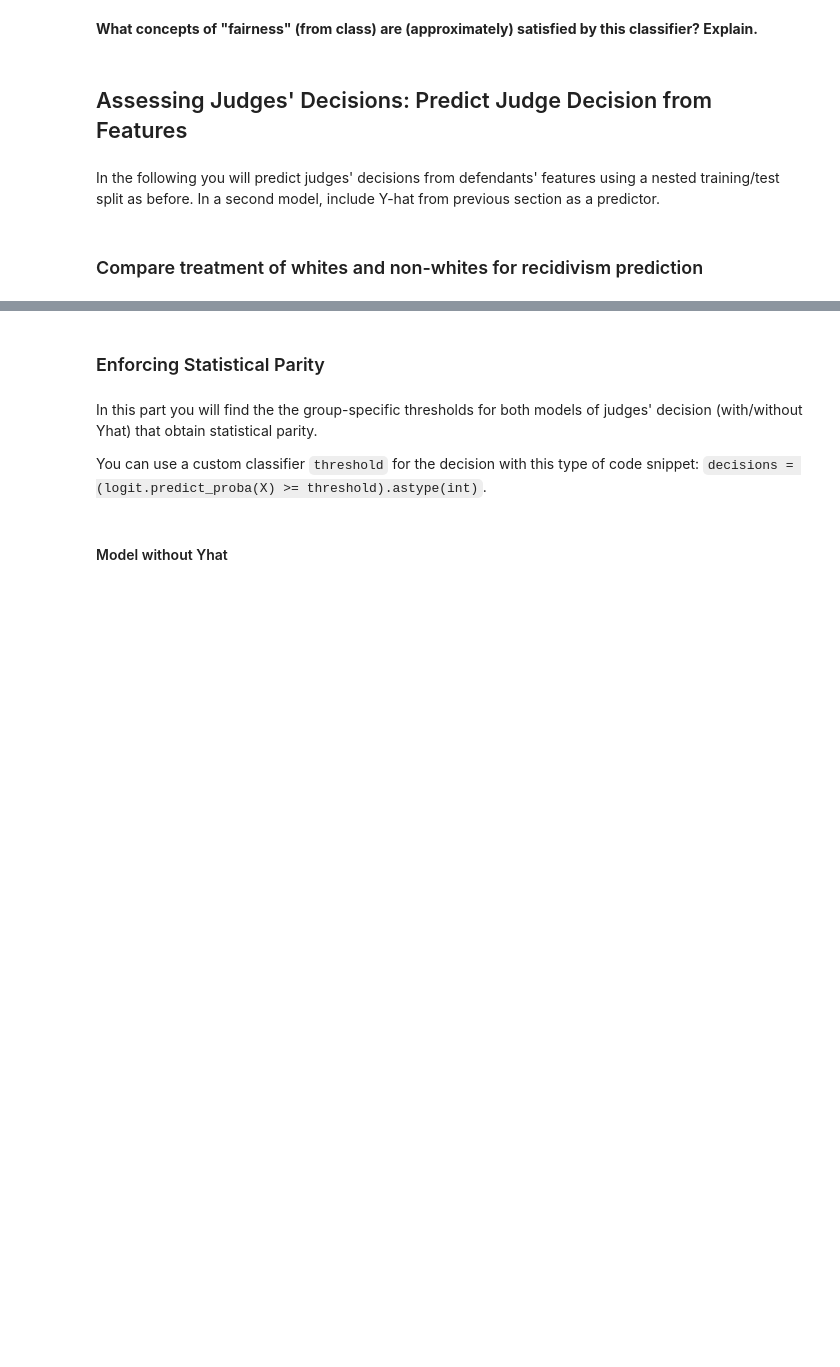
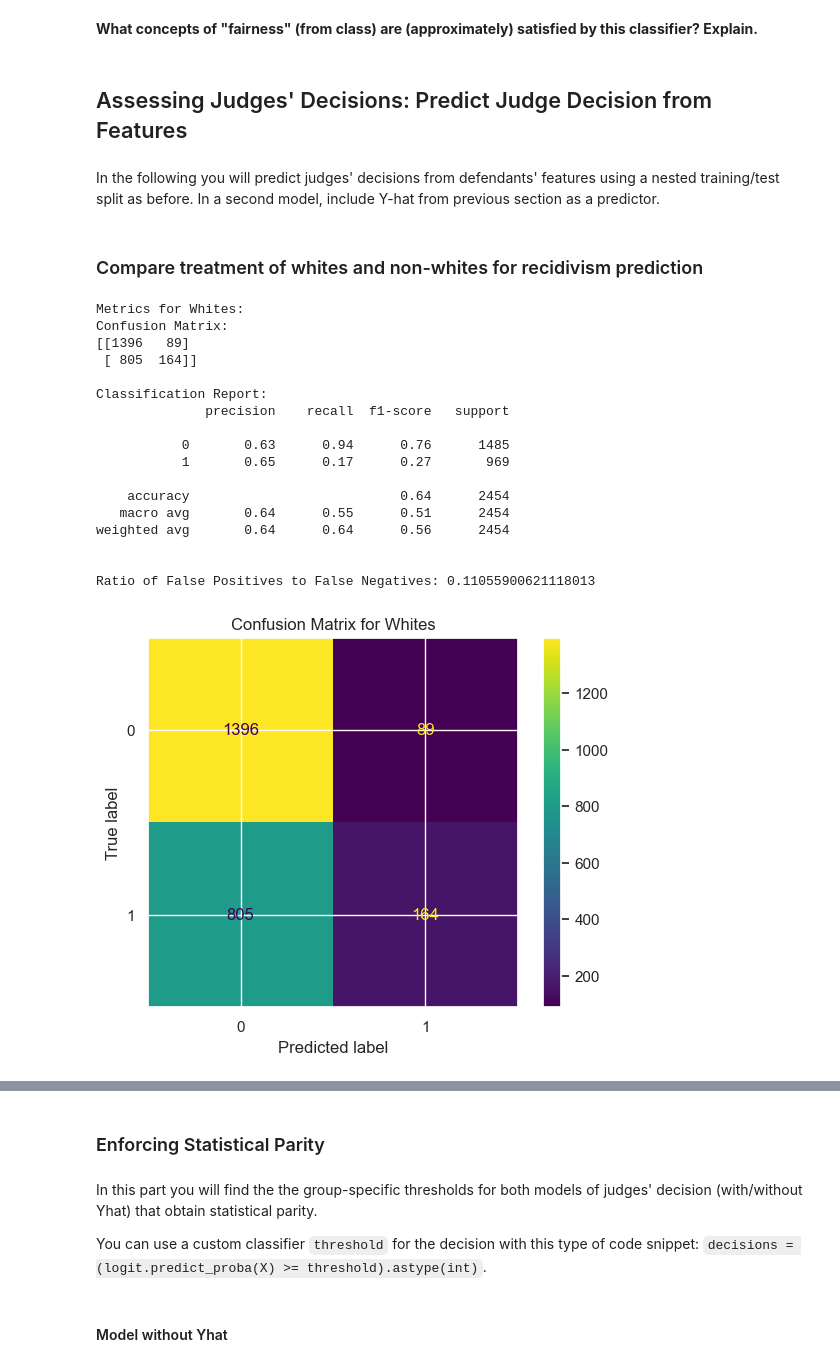
Before and after one commit to LUGOZZI/robot_judge_2023, a Jupyter notebook: homeworks/HW09.ipynb, the cells around one changed output, grey strips where cells are left out. Cells and saved outputs as stored; diff of their text form; code cells hidden in the pictures; blank space fills up the shorter version.

```diff
--- a/homeworks/HW09.ipynb
+++ b/homeworks/HW09.ipynb
@@ -50,11 +50,11 @@ dtypes: float64(4), int64(16), object(33)
 memory usage: 2.9+ MB
 # %%
 df['days_from_recid'] = pd.to_datetime(df['r_offense_date']) - pd.to_datetime(df['c_offense_date'])
-df['days_from_recid'] = df['days_from_recid'].dt.daDs
-df['two_Dear_recid2'] = (df['daDs_from_recid']<=730).astDpe(int)
+df['days_from_recid'] = df['days_from_recid'].dt.days
+df['two_year_recid2'] = (df['days_from_recid']<=730).astype(int)
 
 #generate felonD charge dummies
-df['felonD'] = (df['c_charge_degree'] == 'F').astDpe(int)
+df['felony'] = (df['c_charge_degree'] == 'F').astype(int)
 
 #generate age dummies
 d = pd.get_dummies(df['age_cat'])
@@ -147,7 +145,7 @@ import pandas as pd
 from sklearn.model_selection import train_test_split
 X_a, X_b, Y_a, Y_b, D_a, D_b,NW_a, NW_b = train_test_split(X, Y, D, NW, test_size = 0.5)
 
-df_pred = pd.concat([X_a, X_b], axis=0)
+X_new = pd.concat([X_a, X_b], axis=0)
 NW_New = pd.concat([NW_a, NW_b], axis=0)
 
 #TODO train a logit model to predict recidism (Y) from predictors (X).
@@ -346,6 +344,9 @@ In the following you will predict judges' decisions from defendants' features us
 
 
 X_a2, X_b2, Y_a2, Y_b2, D_a2, D_b2 ,NW_a2, NW_b2 = train_test_split(X, Y, D, NW, test_size = 0.5)
+
+X_new2 = pd.concat([X_a2, X_b2], axis=0)
+NW_New2 = pd.concat([NW_a2, NW_b2], axis=0)
 
 judge_model_a = LogisticRegression()
 judge_model_a.fit(X_a2, D_a2)
@@ -388,0 +421,56 @@ X_enhanced['Y_hat'] = Y_pred
+# %%
+##TODO Produce confusion matrices, classification reports, and ratio of false positives to false negatives,
+##TODO separately for whites and non-whites, and with/without including Y-hat as a predictor.
+
+
+
+from sklearn.metrics import confusion_matrix, classification_report
+import numpy as np
+
+# Function to calculate metrics
+def calculate_metrics(D_true, D_pred, race_group):
+    conf_matrix = confusion_matrix(D_true, D_pred)
+    report = classification_report(D_true, D_pred)
+    FP = conf_matrix[0][1]  # False Positives
+    FN = conf_matrix[1][0]  # False Negatives
+    ratio_fp_fn = FP / FN if FN != 0 else np.inf
+    print(f"Metrics for {race_group}:\nConfusion Matrix:\n{conf_matrix}\n")
+    print(f"Classification Report:\n{report}\n")
+    print(f"Ratio of False Positives to False Negatives: {ratio_fp_fn}\n")
+
+    ConfusionMatrixDisplay.from_predictions(D_true, D_pred)
+    plt.title(f"Confusion Matrix for {race_group}")
+    plt.show()
+
+# Metrics for Model without Y-hat as Predictor
+for race in [0, 1]:  # Assuming 0 represents whites and 1 represents non-whites
+    D_true = D_new[NW_New2 == race]
+    D_predicted = D_pred[NW_New2 == race]
+    race_group = 'Whites' if race == 0 else 'Non-Whites'
+    calculate_metrics(D_true, D_predicted, race_group)
+
+# Metrics for Model with Y-hat as Predictor
+for race in [0, 1]:
+    D_true = D_new3[NW_New3 == race]
+    D_predicted = D_pred3[NW_New3 == race]
+    race_group = 'Whites' if race == 0 else 'Non-Whites'
+    calculate_metrics(D_true, D_predicted, race_group)
+# %% [output]
+Metrics for Whites:
+Confusion Matrix:
+[[1396   89]
+ [ 805  164]]
+
+Classification Report:
+              precision    recall  f1-score   support
+
+           0       0.63      0.94      0.76      1485
+           1       0.65      0.17      0.27       969
+
+    accuracy                           0.64      2454
+   macro avg       0.64      0.55      0.51      2454
+weighted avg       0.64      0.64      0.56      2454
+
+
+Ratio of False Positives to False Negatives: 0.11055900621118013
+[figure, added]
```
Also changed, not shown: parts of 11 cells of this notebook.
